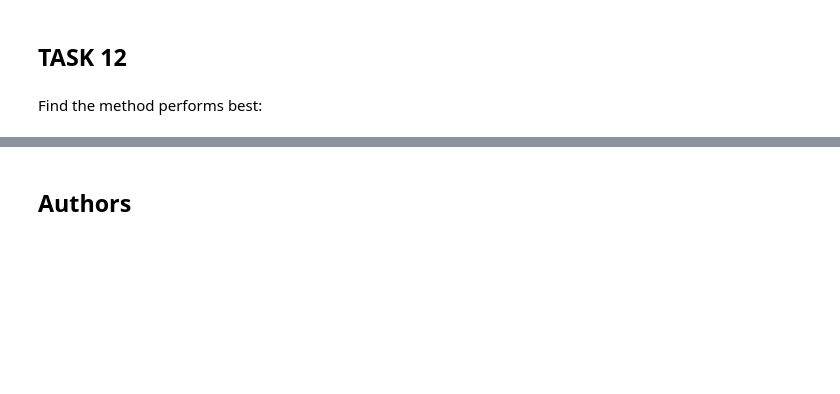
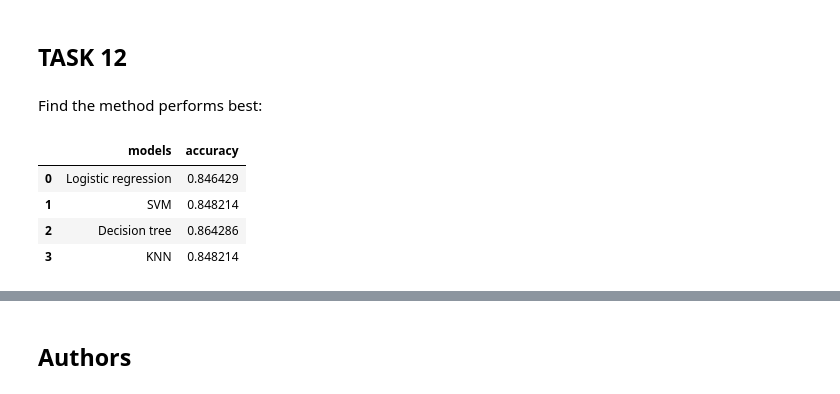
Before and after one commit to sraninc/IBM-Data-Science-Capstone-Project---Rocket-launch-by-SpaceX, a Jupyter notebook: SpaceX ML.ipynb, the cells around one changed output, grey strips where cells are left out. Saved outputs shown, nothing was run; the diff lists cells and outputs as text; code cells hidden in the pictures; blank space fills up the shorter version.

```diff
--- a/SpaceX ML.ipynb
+++ b/SpaceX ML.ipynb
@@ -312,3 +312,13 @@ plot_confusion_matrix(Y_test,yhat)
 ## TASK  12
 # %% [markdown]
 Find the method performs best:
+# %%
+scores = [['Logistic regression',logreg_cv.best_score_],['SVM', svm_cv.best_score_], ['Decision tree',tree_cv.best_score_],['KNN', knn_cv.best_score_]]
+df=pd.DataFrame(scores, columns=['models','accuracy'])
+df
+# %% [output]
+|  | models | accuracy |
+| 0 | Logistic regression | 0.846429 |
+| 1 | SVM | 0.848214 |
+| 2 | Decision tree | 0.864286 |
+| 3 | KNN | 0.848214 |
```
Also changed, not shown: parts of 7 cells of this notebook.
